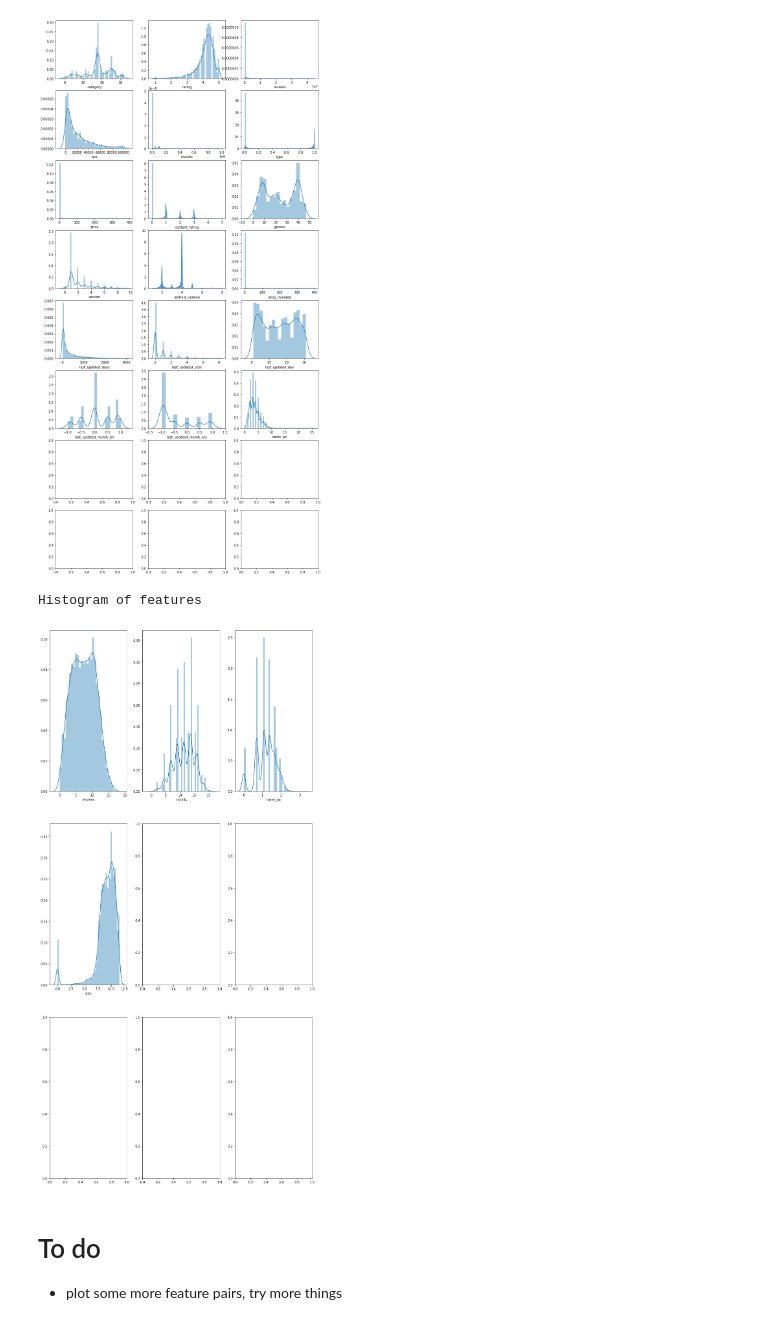
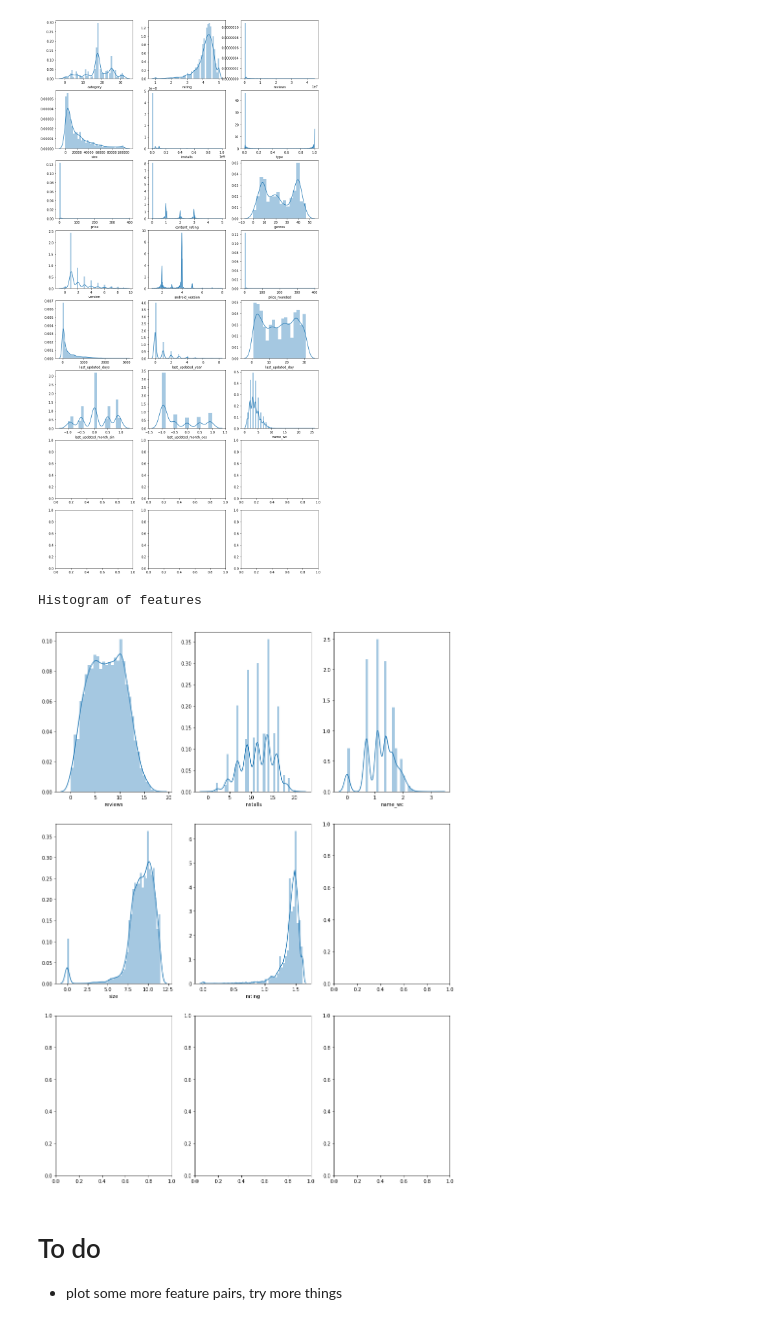
Before and after one commit to mihaighidoveanu/data-science-lab, a Jupyter notebook: Exploration.ipynb, the cells around one changed output. Saved outputs shown, nothing was run; the diff lists cells and outputs as text; code cells hidden in the pictures.

Commit message:
try predict installs instead of rating

```diff
--- a/Exploration.ipynb
+++ b/Exploration.ipynb
@@ -95,12 +95,12 @@ plot_distributions(df, features)
 Histogram of features
 [figure]
 # %%
-log_features = ['reviews', 'installs', 'name_wc', 'size']
+log_features = ['reviews', 'installs', 'name_wc', 'size', 'rating']
 log_df = df[log_features].apply(np.log, axis = 1)
 plot_distributions(log_df, log_features)
 # %% [output]
 Histogram of features
-[figure, old version]
+[figure, new version]
 # %% [markdown]
 # To do
 - plot some more feature pairs, try more things
```
Also changed, not shown: parts of 2 cells of this notebook, 4 other files.
